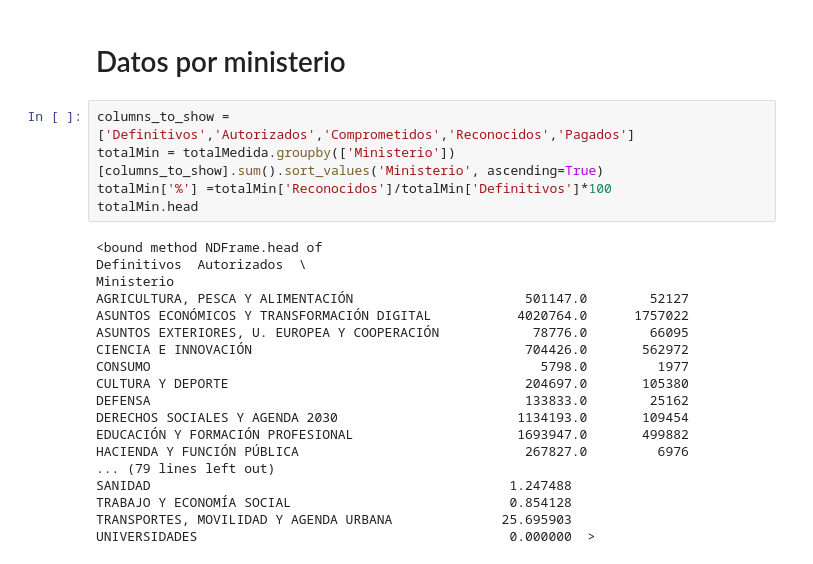
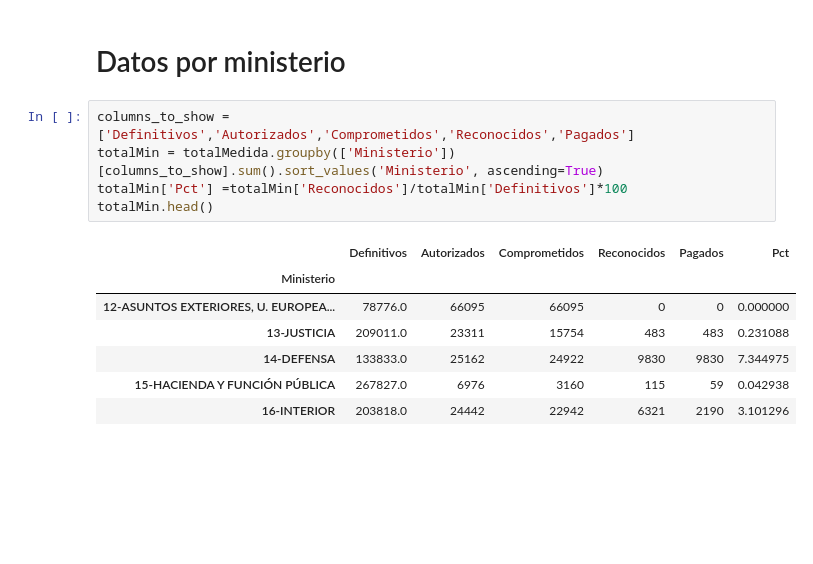
Before and after one commit to jmartinz/Kaggle, a Jupyter notebook: mrr-ejecucionpresupuestaria.ipynb, the cells around one changed output. Saved outputs shown, nothing was run; the diff lists cells and outputs as text; blank space fills up the shorter version.

```diff
--- a/mrr-ejecucionpresupuestaria.ipynb
+++ b/mrr-ejecucionpresupuestaria.ipynb
@@ -206,23 +207,13 @@ Text(0.5, 1.0, '% Realizado por Componente')
 # %%
 columns_to_show = ['Definitivos','Autorizados','Comprometidos','Reconocidos','Pagados']
 totalMin = totalMedida.groupby(['Ministerio'])[columns_to_show].sum().sort_values('Ministerio', ascending=True)
-totalMin['%'] =totalMin['Reconocidos']/totalMin['Definitivos']*100
-totalMin.head
+totalMin['Pct'] =totalMin['Reconocidos']/totalMin['Definitivos']*100
+totalMin.head()
 # %% [output]
-<bound method NDFrame.head of                                                     Definitivos  Autorizados  \
-Ministerio
-AGRICULTURA, PESCA Y ALIMENTACIÓN                      501147.0        52127
-ASUNTOS ECONÓMICOS Y TRANSFORMACIÓN DIGITAL           4020764.0      1757022
-ASUNTOS EXTERIORES, U. EUROPEA Y COOPERACIÓN            78776.0        66095
-CIENCIA E INNOVACIÓN                                   704426.0       562972
-CONSUMO                                                  5798.0         1977
-CULTURA Y DEPORTE                                      204697.0       105380
-DEFENSA                                                133833.0        25162
-DERECHOS SOCIALES Y AGENDA 2030                       1134193.0       109454
-EDUCACIÓN Y FORMACIÓN PROFESIONAL                     1693947.0       499882
-HACIENDA Y FUNCIÓN PÚBLICA                             267827.0         6976
-... (79 lines left out)
-SANIDAD                                              1.247488
-TRABAJO Y ECONOMÍA SOCIAL                            0.854128
-TRANSPORTES, MOVILIDAD Y AGENDA URBANA              25.695903
-UNIVERSIDADES                                        0.000000  >
+|  | Definitivos | Autorizados | Comprometidos | Reconocidos | Pagados | Pct |
+| Ministerio |  |  |  |  |  |  |
+| 12-ASUNTOS EXTERIORES, U. EUROPEA... | 78776.0 | 66095 | 66095 | 0 | 0 | 0.000000 |
+| 13-JUSTICIA | 209011.0 | 23311 | 15754 | 483 | 483 | 0.231088 |
+| 14-DEFENSA | 133833.0 | 25162 | 24922 | 9830 | 9830 | 7.344975 |
+| 15-HACIENDA Y FUNCIÓN PÚBLICA | 267827.0 | 6976 | 3160 | 115 | 59 | 0.042938 |
+| 16-INTERIOR | 203818.0 | 24442 | 22942 | 6321 | 2190 | 3.101296 |
```
Also changed, not shown: parts of 6 cells of this notebook.
